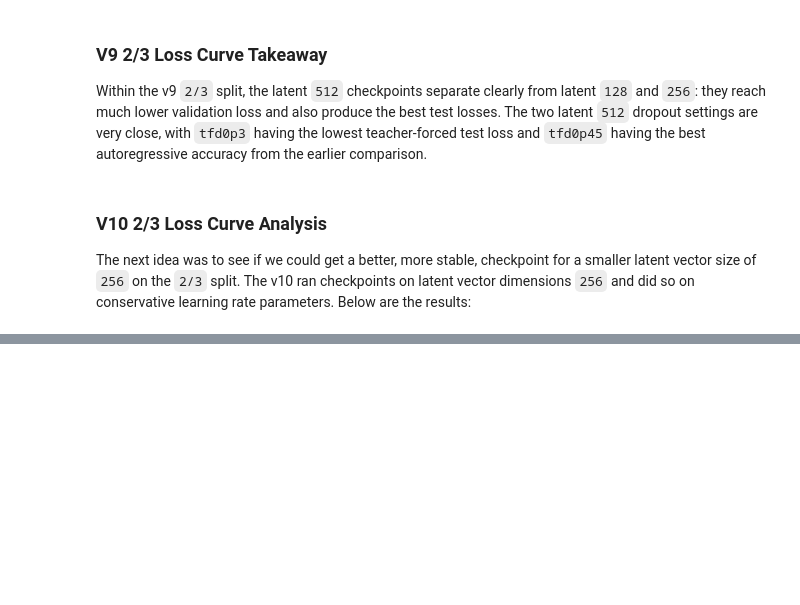
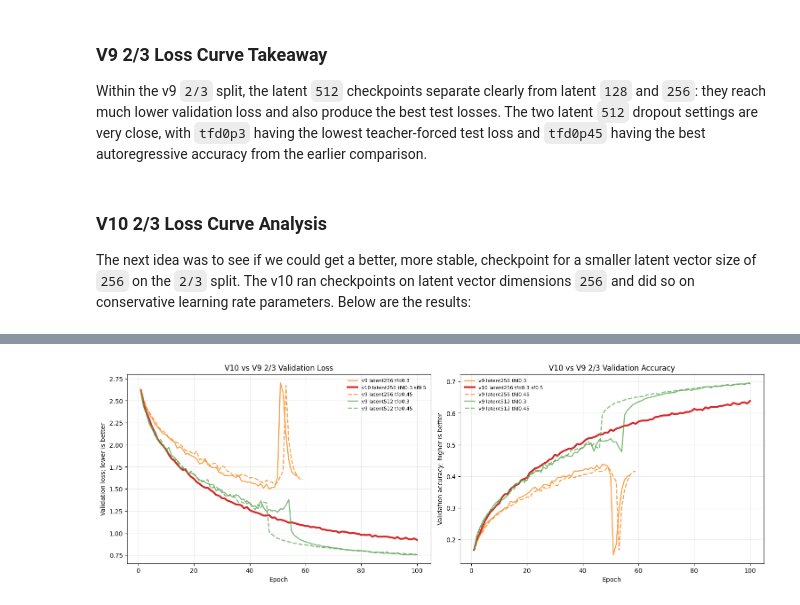
Before and after one commit to Jschechter18/protein-sequence-augmentation, a Jupyter notebook: Code/notebooks/checkpoint_history_error_analysis_v7_v8_v9_vs_v5.ipynb, the cells around one changed output, grey strips where cells are left out. Cells and saved outputs as stored; diff of their text form; code cells hidden in the pictures; blank space fills up the shorter version.

```diff
--- a/Code/notebooks/checkpoint_history_error_analysis_v7_v8_v9_vs_v5.ipynb
+++ b/Code/notebooks/checkpoint_history_error_analysis_v7_v8_v9_vs_v5.ipynb
@@ -1018,0 +1174,34 @@ The next idea was to see if we could get a better, more stable, checkpoint for a
+# %%
+plot_runs = v10_comparison_summary.copy()
+plot_runs["plot_label"] = plot_runs.apply(
+    lambda row: f"{row['version']} latent{int(row['latent_dim'])} tfd{row['teacher_forcing_dropout']:g}"
+    + (f" sf{row['scheduler_factor']:g}" if pd.notna(row["scheduler_factor"]) else ""),
+    axis=1,
+)
+label_map = dict(zip(plot_runs["run_label"], plot_runs["plot_label"]))
+
+fig, axes = plt.subplots(1, 2, figsize=(15, 5), constrained_layout=True)
+for run_label, data in comparison_epoch_df.groupby("run_label"):
+    meta = plot_runs.loc[plot_runs["run_label"].eq(run_label)].iloc[0]
+    is_v10 = meta["version"] == "v10"
+    is_512 = meta["latent_dim"] == 512
+    color = "#d62728" if is_v10 else ("#54a24b" if is_512 else "#f58518")
+    linestyle = "-" if meta["teacher_forcing_dropout"] == 0.3 else "--"
+    linewidth = 3.0 if is_v10 else 1.8
+    alpha = 1.0 if is_v10 else 0.75
+    label = label_map[run_label]
+
+    axes[0].plot(data["epoch"], data["val_loss"], color=color, linestyle=linestyle, linewidth=linewidth, alpha=alpha, label=label)
+    axes[1].plot(data["epoch"], data["val_accuracy"], color=color, linestyle=linestyle, linewidth=linewidth, alpha=alpha, label=label)
+
+axes[0].set_title("V10 vs V9 2/3 Validation Loss")
+axes[0].set_ylabel("Validation loss; lower is better")
+axes[1].set_title("V10 vs V9 2/3 Validation Accuracy")
+axes[1].set_ylabel("Validation accuracy; higher is better")
+for ax in axes:
+    ax.set_xlabel("Epoch")
+    ax.grid(alpha=0.25)
+    ax.legend(frameon=False, fontsize=8)
+plt.show()
+# %% [output]
+[figure, added]
```
Also changed, not shown: parts of 13 cells of this notebook, 3 other files.
